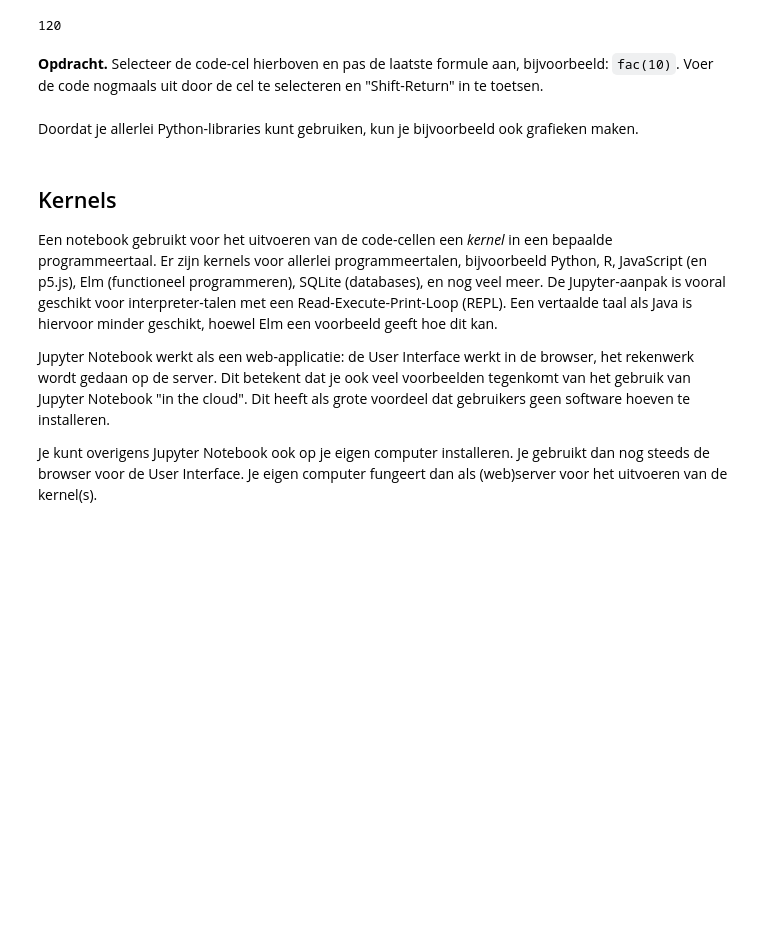
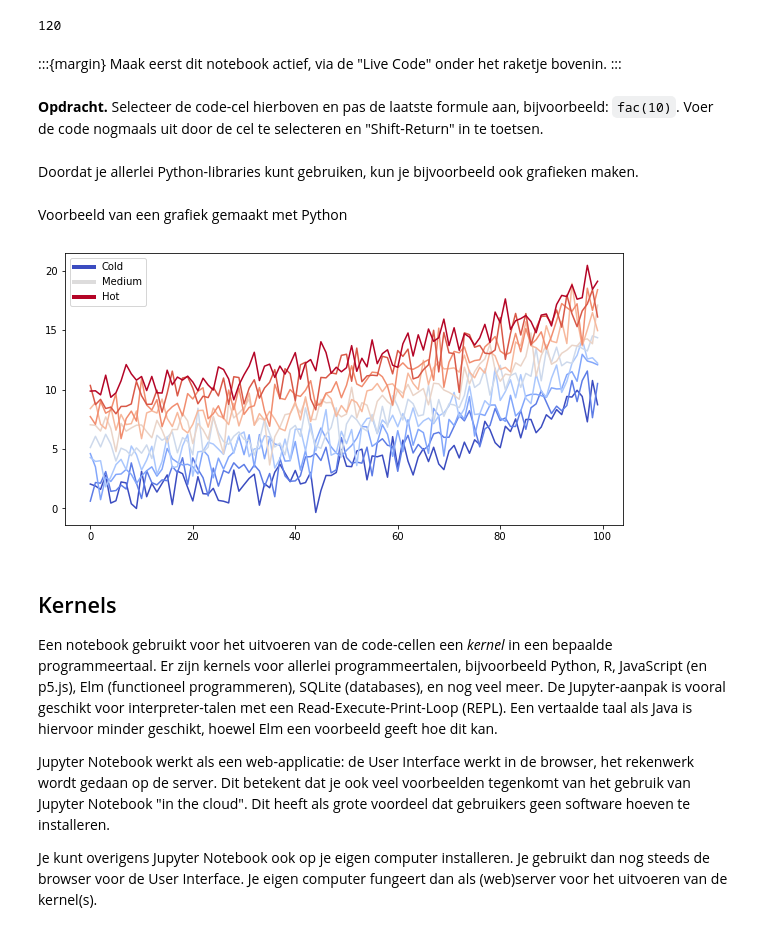
Before and after one commit to eelcodijkstra/jbdemo, a Jupyter notebook: jupyter-notebook.ipynb, the cells around one changed output. Drawn from its saved outputs; the diff is of its cells as text; code cells hidden in the pictures; blank space fills up the shorter version.

Commit message:
Update van Notebook-uitleg

```diff
--- a/jupyter-notebook.ipynb
+++ b/jupyter-notebook.ipynb
@@ -36,10 +45,42 @@ def fac(n):
 fac(5)
 # %% [output]
 120
-# %% [markdown]
-**Opdracht.** Selecteer de code-cel hierboven en pas de laatste formule aan, bijvoorbeeld: `fac(10)`. Voer de code nogmaals uit door de cel te selecteren en "Shift-Return" in te toetsen.
+# %% [markdown]
+:::{margin}
+Maak eerst dit notebook actief, via de "Live Code" onder het raketje bovenin.
+:::
+# %% [markdown]
+**Opdracht.** Selecteer de code-cel hierboven en pas de laatste formule aan, bijvoorbeeld: `fac(10)`. Voer de code nogmaals uit door de cel te selecteren en "Shift-Return" in te toetsen.
 # %% [markdown]
 Doordat je allerlei Python-libraries kunt gebruiken, kun je bijvoorbeeld ook grafieken maken.
+# %% [markdown]
+Voorbeeld van een grafiek gemaakt met Python
+# %%
+from matplotlib import rcParams, cycler
+import matplotlib.pyplot as plt
+import numpy as np
+plt.ion()
+
+# Fixing random state for reproducibility
+np.random.seed(19680801)
+
+N = 10
+data = [np.logspace(0, 1, 100) + np.random.randn(100) + ii for ii in range(N)]
+data = np.array(data).T
+cmap = plt.cm.coolwarm
+rcParams['axes.prop_cycle'] = cycler(color=cmap(np.linspace(0, 1, N)))
+
+
+from matplotlib.lines import Line2D
+custom_lines = [Line2D([0], [0], color=cmap(0.), lw=4),
+                Line2D([0], [0], color=cmap(.5), lw=4),
+                Line2D([0], [0], color=cmap(1.), lw=4)]
+
+fig, ax = plt.subplots(figsize=(10, 5))
+lines = ax.plot(data)
+ax.legend(custom_lines, ['Cold', 'Medium', 'Hot']);
+# %% [output]
+[figure, added]
 # %% [markdown]
 ## Kernels
 
```
Also changed, not shown: parts of 6 cells of this notebook, 2 other files.
